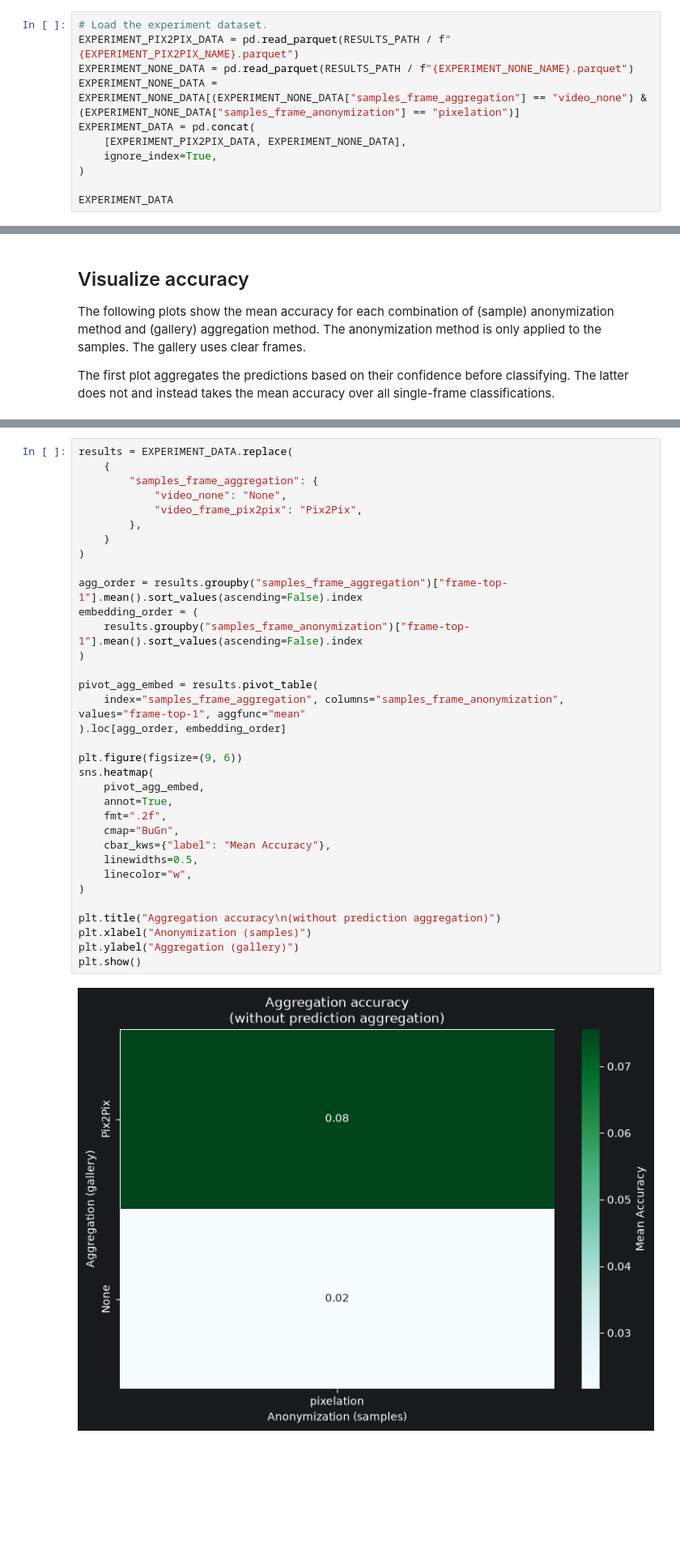
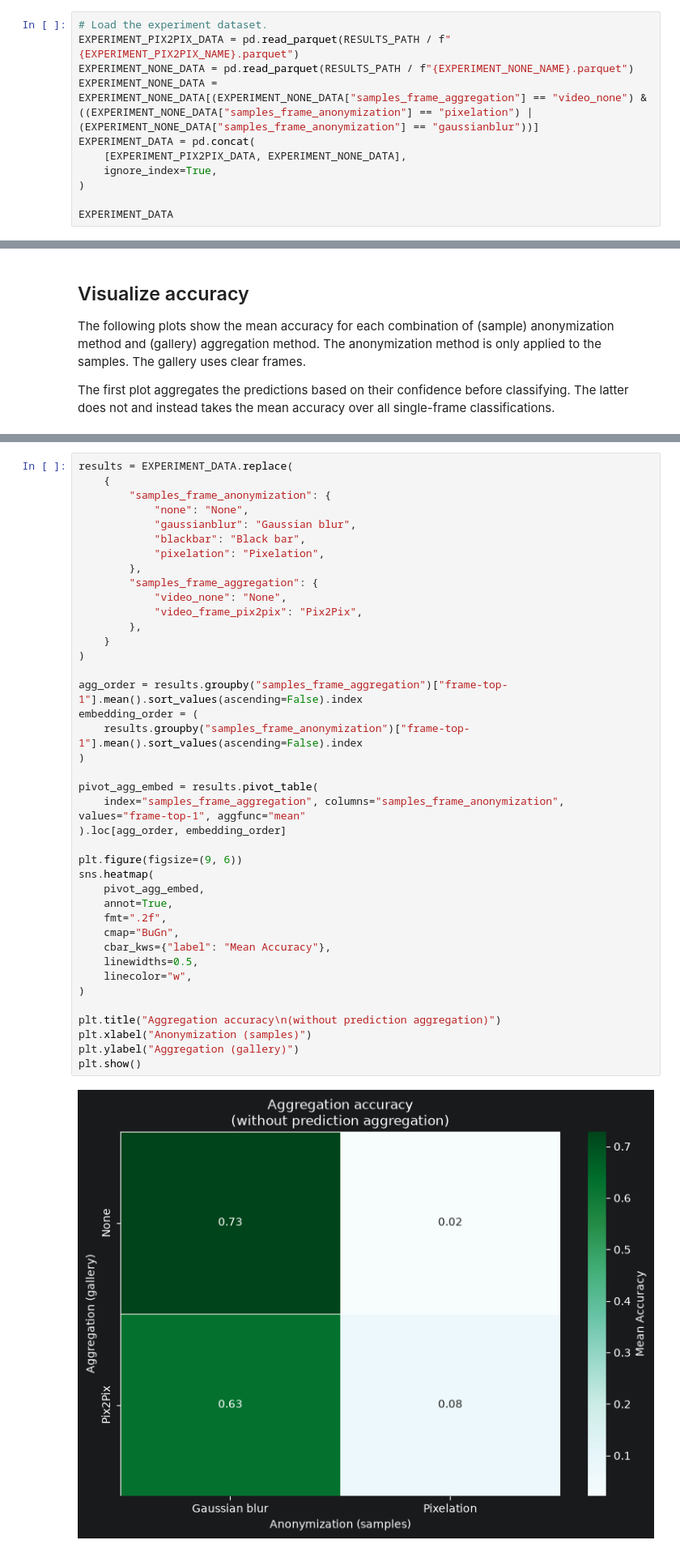
Before and after one commit to wagpa/meles, a Jupyter notebook: src/notebooks/09_experiment_arcface_pix2pix.ipynb, the cells around one changed output, grey strips where cells are left out. Shown at 81% size. Drawn from its saved outputs; the diff is of its cells as text; blank space fills up the shorter version.

Commit message:
update pix2pix frame aggregator experiment

```diff
--- a/src/notebooks/09_experiment_arcface_pix2pix.ipynb
+++ b/src/notebooks/09_experiment_arcface_pix2pix.ipynb
@@ -19,7 +19,7 @@ RESULTS_PATH = Path("../../results")
 # Load the experiment dataset.
 EXPERIMENT_PIX2PIX_DATA = pd.read_parquet(RESULTS_PATH / f"{EXPERIMENT_PIX2PIX_NAME}.parquet")
 EXPERIMENT_NONE_DATA = pd.read_parquet(RESULTS_PATH / f"{EXPERIMENT_NONE_NAME}.parquet")
-EXPERIMENT_NONE_DATA = EXPERIMENT_NONE_DATA[(EXPERIMENT_NONE_DATA["samples_frame_aggregation"] == "video_none") & (EXPERIMENT_NONE_DATA["samples_frame_anonymization"] == "pixelation")]
+EXPERIMENT_NONE_DATA = EXPERIMENT_NONE_DATA[(EXPERIMENT_NONE_DATA["samples_frame_aggregation"] == "video_none") & ((EXPERIMENT_NONE_DATA["samples_frame_anonymization"] == "pixelation") | (EXPERIMENT_NONE_DATA["samples_frame_anonymization"] == "gaussianblur"))]
 EXPERIMENT_DATA = pd.concat(
     [EXPERIMENT_PIX2PIX_DATA, EXPERIMENT_NONE_DATA],
     ignore_index=True,
@@ -77,36 +89,42 @@ plt.show()
 # %%
 results = EXPERIMENT_DATA.replace(
     {
+        "samples_frame_anonymization": {
+            "none": "None",
+            "gaussianblur": "Gaussian blur",
+            "blackbar": "Black bar",
+            "pixelation": "Pixelation",
+        },
         "samples_frame_aggregation": {
             "video_none": "None",
             "video_frame_pix2pix": "Pix2Pix",
         },
     }
 )
 
 agg_order = results.groupby("samples_frame_aggregation")["frame-top-1"].mean().sort_values(ascending=False).index
 embedding_order = (
     results.groupby("samples_frame_anonymization")["frame-top-1"].mean().sort_values(ascending=False).index
 )
 
 pivot_agg_embed = results.pivot_table(
     index="samples_frame_aggregation", columns="samples_frame_anonymization", values="frame-top-1", aggfunc="mean"
 ).loc[agg_order, embedding_order]
 
 plt.figure(figsize=(9, 6))
 sns.heatmap(
     pivot_agg_embed,
     annot=True,
     fmt=".2f",
     cmap="BuGn",
     cbar_kws={"label": "Mean Accuracy"},
     linewidths=0.5,
     linecolor="w",
 )
 
 plt.title("Aggregation accuracy\n(without prediction aggregation)")
 plt.xlabel("Anonymization (samples)")
 plt.ylabel("Aggregation (gallery)")
 plt.show()
 # %% [output]
-[figure, old version]
+[figure, new version]
```
Also changed, not shown: parts of 2 cells of this notebook, 2 other files.
